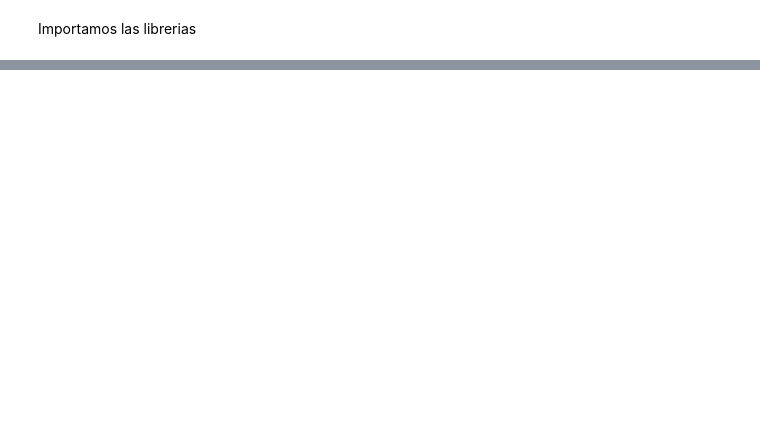
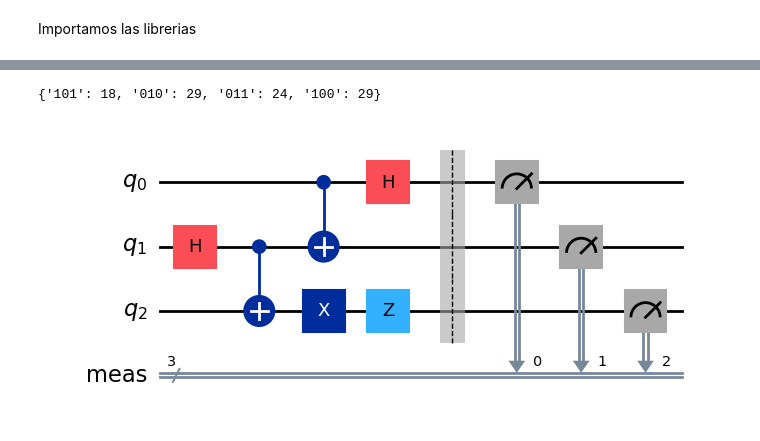
Before and after one commit to EdTru/Experimental-III, a Jupyter notebook: Qiskit/Práctica_Qiskit.ipynb, the cells around one changed output, grey strips where cells are left out. Saved outputs shown, nothing was run; the diff lists cells and outputs as text; code cells hidden in the pictures; blank space fills up the shorter version.

```diff
--- a/Qiskit/Práctica_Qiskit.ipynb
+++ b/Qiskit/Práctica_Qiskit.ipynb
@@ -54,0 +62,26 @@ c: 1/════════════╩═
+# %%
+shots = 100
+
+sim = AerSimulator()
+qc = QuantumCircuit(3, 0)
+
+qc.h(1)
+qc.cx(1,2)
+qc.cx(0,1)
+qc.h(0)
+qc.x(2)
+qc.z(2)
+
+qc.measure_all()
+
+job = sim.run(qc, shots=shots)
+
+result = job.result()
+counts = result.get_counts(qc)
+
+print(counts)
+
+qc.draw(output="mpl")
+# %% [output]
+{'101': 18, '010': 29, '011': 24, '100': 29}
+[figure, added]
```
Also changed, not shown: parts of 2 cells of this notebook, 3 other files.
